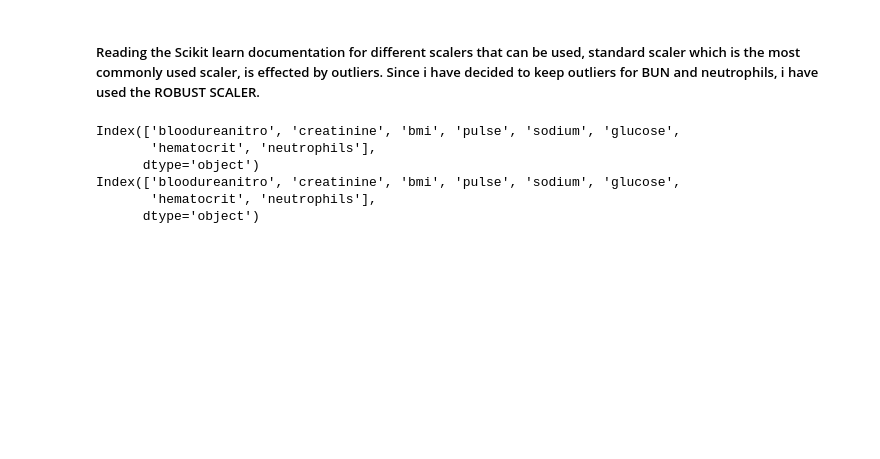
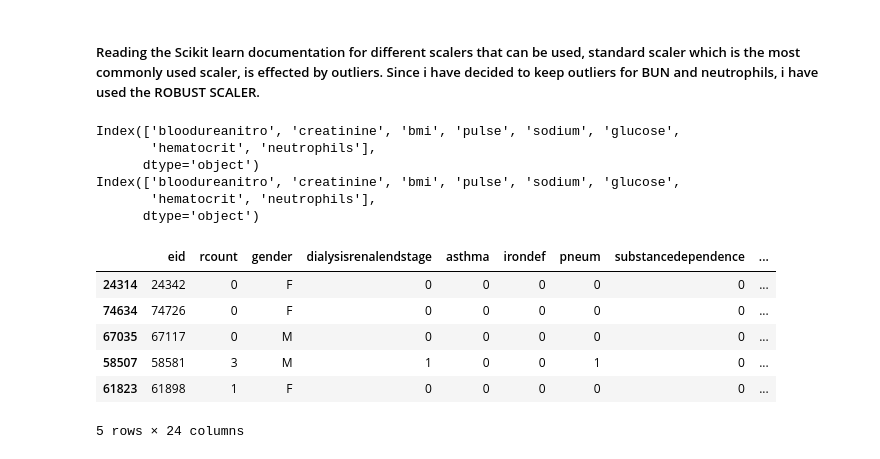
Before and after one commit to Mussab157/hospital-los-prediction, a Jupyter notebook: notebooks/2_preprocessing.ipynb, the cells around one changed output. Saved outputs shown, nothing was run; the diff lists cells and outputs as text; code cells hidden in the pictures; blank space fills up the shorter version.

```diff
--- a/notebooks/2_preprocessing.ipynb
+++ b/notebooks/2_preprocessing.ipynb
@@ -172,3 +176,13 @@ X_test_scaled_df=pd.DataFrame(X_test_scaled, columns=['bloodureanitro', 'creatin
 # %%
 X_train=pd.concat([X_train, X_train_scaled_df ], axis=1, ignore_index=False)
 X_test=pd.concat([X_test, X_test_scaled_df], axis=1)
+# %%
+X_train.head()
+# %% [output]
+|  | eid | rcount | gender | dialysisrenalendstage | asthma | irondef | pneum | substancedependence | ... |
+| 24314 | 24342 | 0 | F | 0 | 0 | 0 | 0 | 0 | ... |
+| 74634 | 74726 | 0 | F | 0 | 0 | 0 | 0 | 0 | ... |
+| 67035 | 67117 | 0 | M | 0 | 0 | 0 | 0 | 0 | ... |
+| 58507 | 58581 | 3 | M | 1 | 0 | 0 | 1 | 0 | ... |
+| 61823 | 61898 | 1 | F | 0 | 0 | 0 | 0 | 0 | ... |
+5 rows × 24 columns
```
Also changed, not shown: parts of 4 cells of this notebook, 5 other files.
